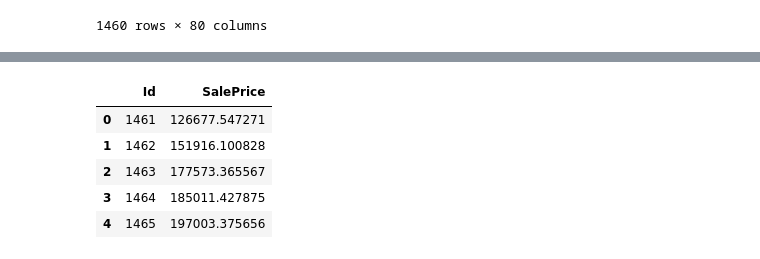
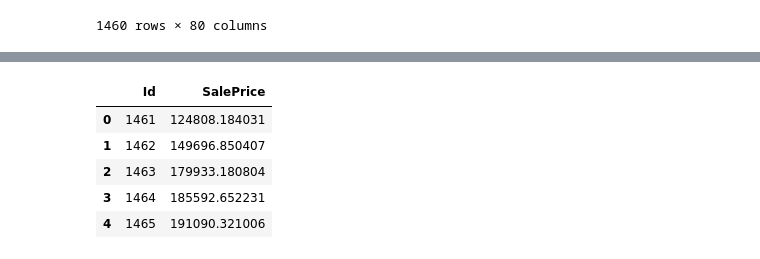
Before and after one commit to driksey/kaggle-house, a Jupyter notebook: notebooks/EDA6.ipynb, the cells around one changed output, grey strips where cells are left out. Drawn from its saved outputs; the diff is of its cells as text; code cells hidden in the pictures.

```diff
--- a/notebooks/EDA6.ipynb
+++ b/notebooks/EDA6.ipynb
@@ -281,6 +281,8 @@ dataset_df["BsmtQual"] = dataset_df["BsmtQual"].replace(quality_mapping)
 dataset_df["BsmtCond"] = dataset_df["BsmtCond"].replace(quality_mapping)
 dataset_df["BsmtExposure"] = dataset_df["BsmtExposure"].replace(exposure_mapping)
 # dataset_df = dataset_df.drop(columns=["KitchenQual"], errors="ignore")
+# %%
+dataset_df = dataset_df.drop(columns=['Electrical', 'SaleType', 'LandSlope', 'Fence', 'BsmtFinType2', 'MasVnrType', 'Alley', 'RoofMatl', 'Condition2', 'Heating'], errors="ignore")
 # %%
 dataset_df.info()
 # %% [output]
@@ -325,3 +327,11 @@ NaN values remaining: 7910
+# %%
+threshold = dataset_df.shape[0] * 0.02  # nombre minimum d'occurrences pour ne pas être rare
+
+# Boucle sur toutes les colonnes de type object (catégorielles)
+for col in dataset_df.select_dtypes(include=['object']).columns:
+    counts = dataset_df[col].value_counts()
+    rare_cats = counts[counts < threshold].index
+    dataset_df[col] = dataset_df[col].replace(rare_cats, "Other")
 # %%
 # dataset_df.select_dtypes(include = ['O']).plot.box(figsize=(16, 20));
 cat_cols = dataset_df.select_dtypes(include=['object']).columns
@@ -356,6 +366,8 @@ plt.show()
 # print("{} examples in training, {} examples in testing.".format(
 #     len(train_ds_pd), len(valid_ds_pd)))
 # %%
+from sklearn.metrics import mean_squared_error
+
 dataset_df_rand = dataset_df.sample(frac=1, random_state=42).reset_index(drop=True)
 n_splits = 5
 rmse_scores = []
@@ -383,9 +395,13 @@ for i in range(n_splits):
     model.fit(train_ds)
 
     inspector = model.make_inspector()
-    rmse = inspector.evaluation().rmse
-    rmse_scores.append(rmse)
-    print(f"Fold {i+1} RMSE: {rmse:.2f}")
+    # rmse = inspector.evaluation().rmse
+    test_pred_log = model.predict(test_ds)
+    test_pred_real = np.exp(test_pred_log)
+    test_val_real = np.exp(df_test['SalePrice'])
+    rmse_real = np.sqrt(mean_squared_error(test_val_real, test_pred_real))
+    rmse_scores.append(rmse_real)
+    print(f"Fold {i+1} RMSE: {rmse_real:.2f}")
 
     # Extraire les logs et tracer dans un subplot
     logs = model.make_inspector().training_logs()
@@ -604,6 +691,10 @@ test_data["BsmtQual"] = test_data["BsmtQual"].replace(quality_mapping)
 test_data["BsmtCond"] = test_data["BsmtCond"].replace(quality_mapping)
 test_data["BsmtExposure"] = test_data["BsmtExposure"].replace(exposure_mapping)
 
+test_data = test_data.drop(
+    columns=['Electrical', 'SaleType', 'LandSlope', 'Fence', 'BsmtFinType2', 'MasVnrType', 'Alley', 'RoofMatl', 'Condition2', 'Heating'],
+    errors="ignore")
+
 test_ds = tfdf.keras.pd_dataframe_to_tf_dataset(
     test_data,
     task = tfdf.keras.Task.REGRESSION)
@@ -627,6 +718,6 @@ output.head()
 sample_submission_df = pd.read_csv('../data/sample_submission.csv')
 sample_submission_df['SalePrice'] = model.predict(test_ds)
 sample_submission_df['SalePrice']= sample_submission_df['SalePrice'].apply(lambda x: np.exp(x))
-sample_submission_df.to_csv('../submissions/submission7_log_SalePrice.csv', index=False)
+sample_submission_df.to_csv('../submissions/submission9_remove_10_least_important_col.csv', index=False)
 sample_submission_df.head()
 # %% [output]
@@ -634,7 +725,7 @@ sample_submission_df.head()
 |  | Id | SalePrice |
-| 0 | 1461 | 126677.547271 |
-| 1 | 1462 | 151916.100828 |
-| 2 | 1463 | 177573.365567 |
-| 3 | 1464 | 185011.427875 |
-| 4 | 1465 | 197003.375656 |
+| 0 | 1461 | 124808.184031 |
+| 1 | 1462 | 149696.850407 |
+| 2 | 1463 | 179933.180804 |
+| 3 | 1464 | 185592.652231 |
+| 4 | 1465 | 191090.321006 |
 # %%
```
Also changed, not shown: parts of 15 cells of this notebook, 2 other files.
